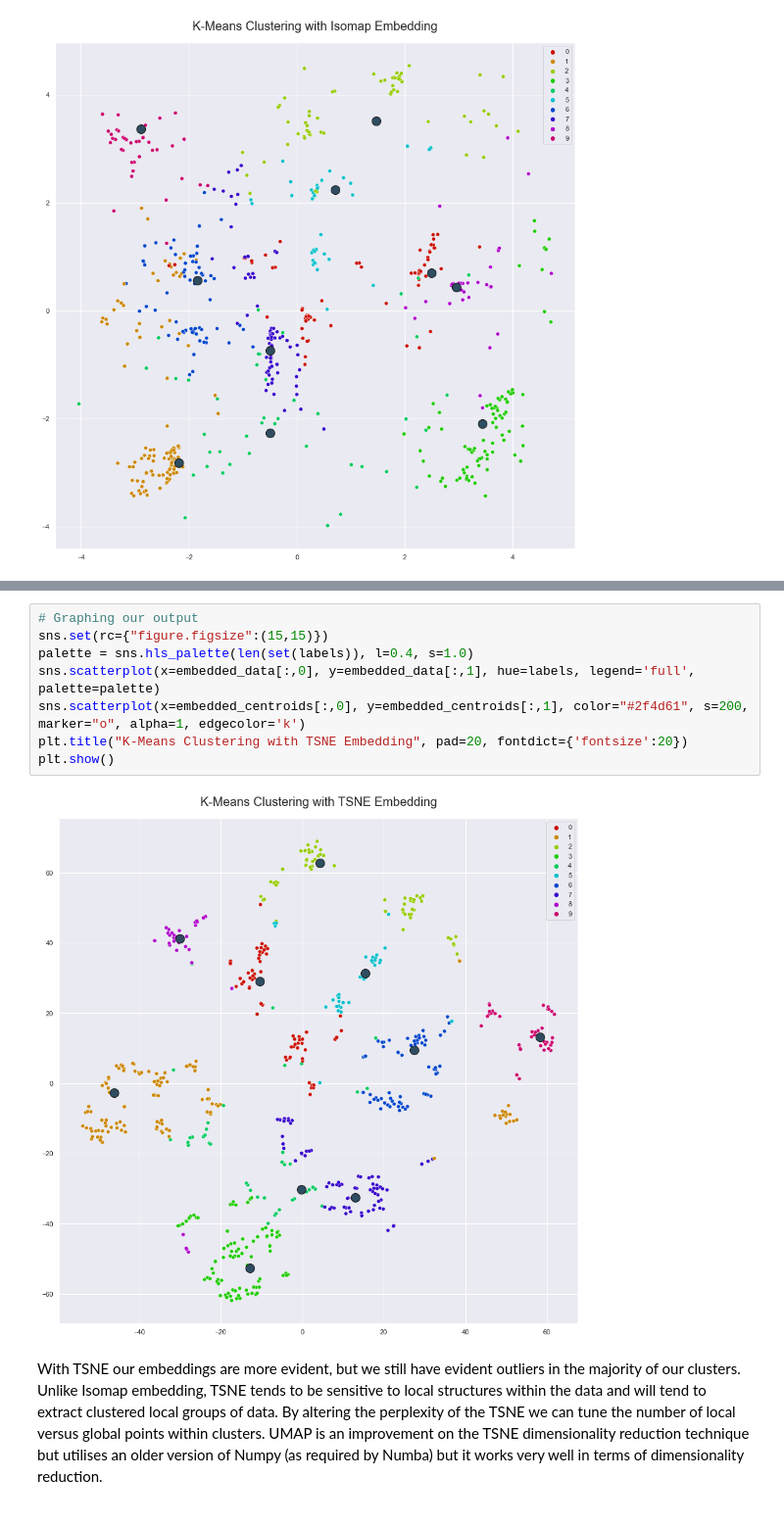
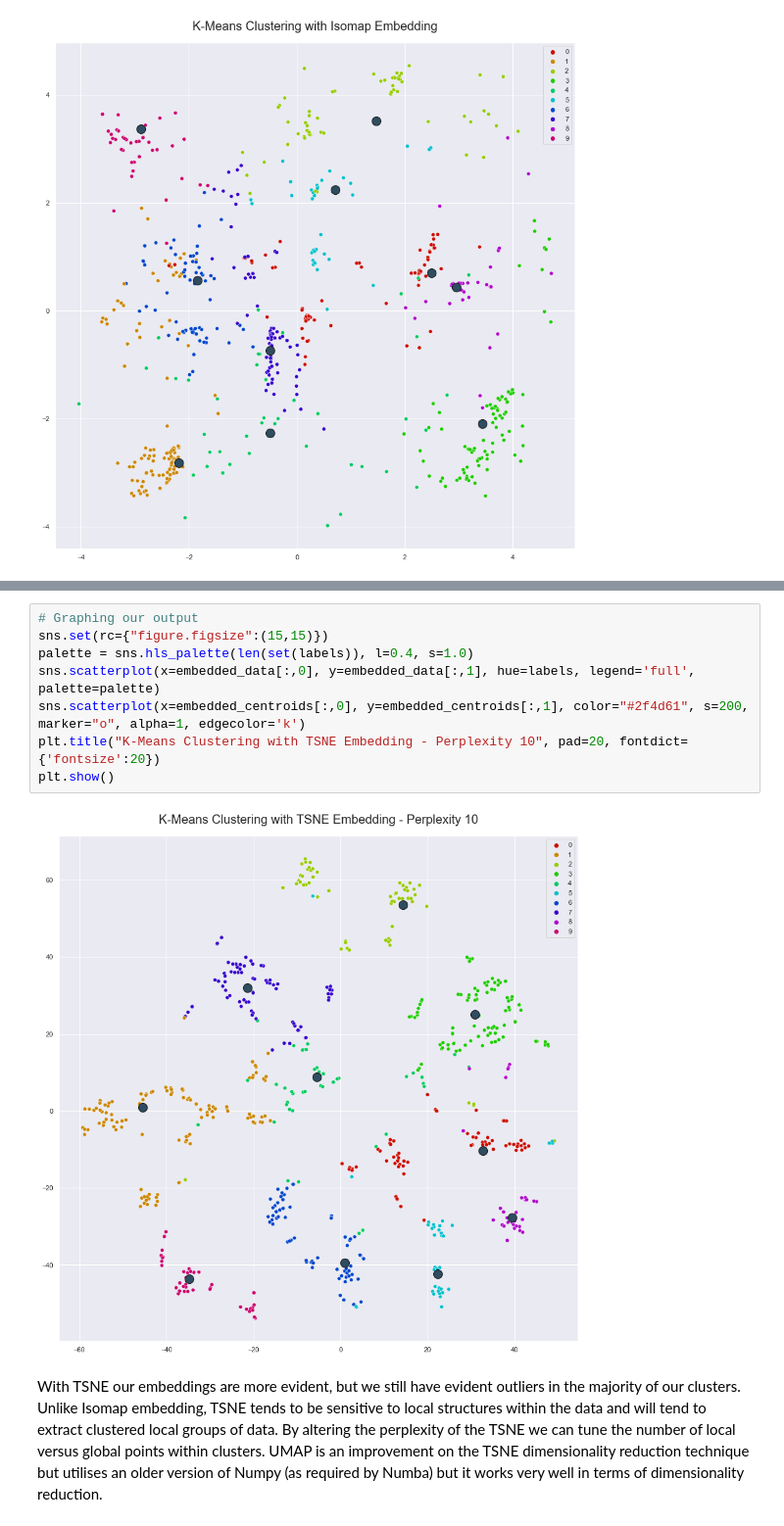
Before and after one commit to darren-king/Clustering_And_Manifold_Learning, a Jupyter notebook: etivity3.ipynb, the cells around one changed output, grey strips where cells are left out. Shown at 98% size. Saved outputs shown, nothing was run; the diff lists cells and outputs as text.

```diff
--- a/etivity3.ipynb
+++ b/etivity3.ipynb
@@ -269,12 +286,12 @@ embedded_centroids = embedded_data_and_centroids[-k:,:]
 # %%
 # Graphing our output
 sns.set(rc={"figure.figsize":(15,15)})
 palette = sns.hls_palette(len(set(labels)), l=0.4, s=1.0)
 sns.scatterplot(x=embedded_data[:,0], y=embedded_data[:,1], hue=labels, legend='full', palette=palette)
 sns.scatterplot(x=embedded_centroids[:,0], y=embedded_centroids[:,1], color="#2f4d61", s=200, marker="o", alpha=1, edgecolor='k')
-plt.title("K-Means Clustering with TSNE Embedding", pad=20, fontdict={'fontsize':20})
+plt.title("K-Means Clustering with TSNE Embedding - Perplexity 10", pad=20, fontdict={'fontsize':20})
 plt.show()
 # %% [output]
-[figure, old version]
+[figure, new version]
 # %% [markdown]
 With TSNE our embeddings are more evident, but we still have evident outliers in the majority of our clusters. Unlike Isomap embedding, TSNE tends to be sensitive to local structures within the data and will tend to extract clustered local groups of data. By altering the perplexity of the TSNE we can tune the number of local versus global points within clusters.  UMAP is an improvement on the TSNE dimensionality reduction technique but utilises an older version of Numpy (as required by Numba) but it works very well in terms of dimensionality reduction.
```
Also changed, not shown: parts of 20 cells of this notebook.
